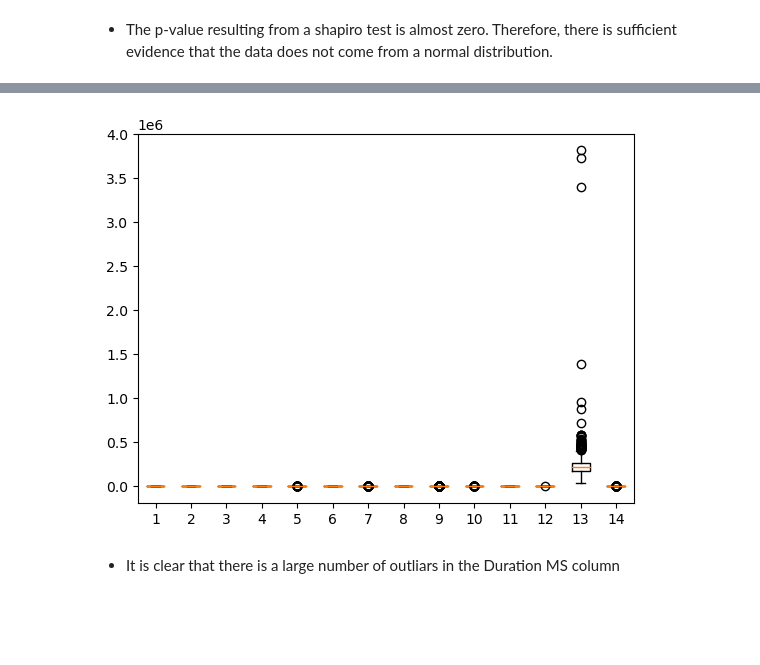
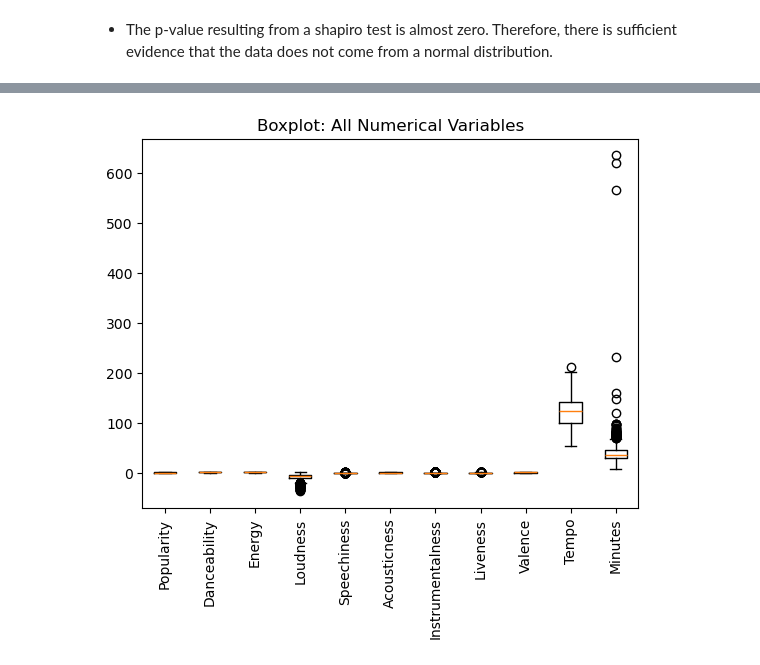
Before and after one commit to aziz158/tomandaziz, a Jupyter notebook: notebooks/04_eda.ipynb, the cells around one changed output, grey strips where cells are left out. Drawn from its saved outputs; the diff is of its cells as text; code cells hidden in the pictures; blank space fills up the shorter version.

Commit message:
Finished EDA. Added correlation analysis and clustering analysis

```diff
--- a/notebooks/04_eda.ipynb
+++ b/notebooks/04_eda.ipynb
@@ -26 +87,11 @@ display(df.head(1))
+# %%
+# Convert 'Duration MS' to 'Minutes'
+df['Minutes'] = df['Duration MS'] / 6000
+df.drop(columns=['Duration MS'], axis=1, inplace=True)
+
+# Convert 'Insturmentalness' to 'Instrumentalness'
+df = df.rename(columns={'Insturmentalness': 'Instrumentalness'})
+
+# Convert popularity to 0-1 scale
+df['Popularity'] = df['Popularity'] / 100
 # %% [markdown]
@@ -59,10 +137,10 @@ ShapiroResult(statistic=0.9731677174568176, pvalue=1.0119206687864146e-11)
 # %%
-# Create numerical_vars to use for boxplots
-numerical_vars = df.drop(columns=['Track Name', 'Artist Name', 'Album Name'])
+# Create numerical_vars to use for analysis
+numerical_vars = df.drop(columns=['Track Name', 'Artist Name', 'Album Name', 'Key', 'Mode', 'Time Signature'])
 
 # Basic boxplot
-plt.boxplot(numerical_vars);
+plt.boxplot(numerical_vars, labels=numerical_vars.columns);
+plt.title("Boxplot: All Numerical Variables");
+plt.xticks(rotation=90);
 # %% [output]
-[figure, old version]
+[figure, new version]
-# %% [markdown]
-- It is clear that there is a large number of outliars in the Duration MS column
```
Also changed, not shown: parts of 67 cells of this notebook, 13 other files.
